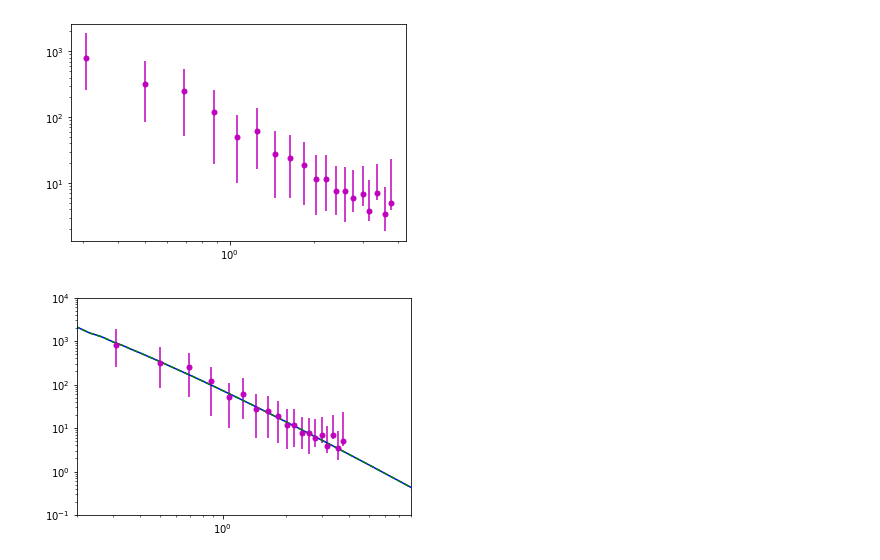
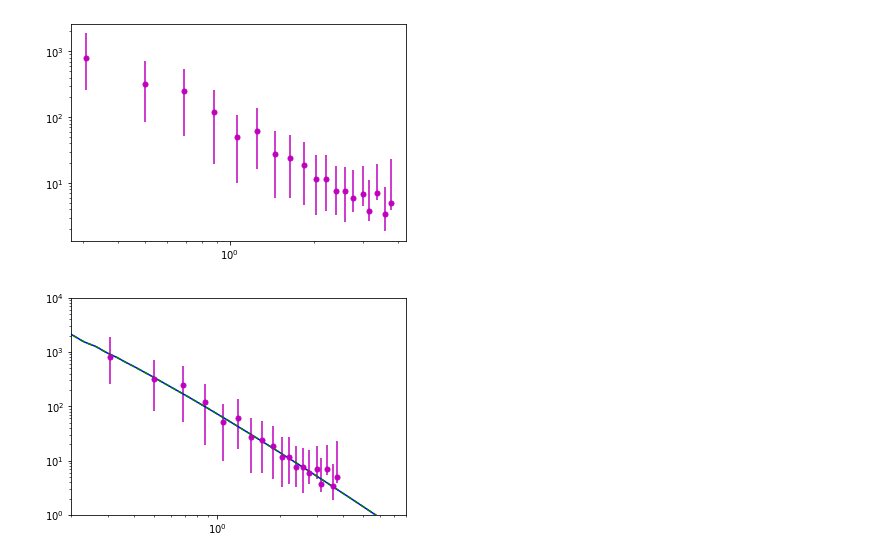
Before and after one commit to NolanSmyth/class_recoupling, a Jupyter notebook: analyze_interps.ipynb, the cells around one changed output. Cells and saved outputs as stored; diff of their text form; code cells hidden in the pictures.

```diff
--- a/analyze_interps.ipynb
+++ b/analyze_interps.ipynb
@@ -236,14 +249,15 @@ plt.yscale('log')
 # %% [output]
 [figure]
 # %%
-plot_idx=48
+plot_idx=90
 plt.plot(kk, pk_dd_interp((T_rec_arr[plot_idx], A_rec_arr[plot_idx], kk)),'b', label='data1_dd')
 plt.plot(kk, pk_dd_interp((T_rec_arr[0], A_rec_arr[0], kk)),'g--', label='data0_dd')
 plt.errorbar(df['k'], df['P(k)'], yerr, marker='o', ms=5, color='m', ls='none')
 plt.xscale('log')
 plt.yscale('log')
 plt.xlim(0.2,8)
-plt.ylim(1e-1,1e4)
+# plt.xlim(10,100)
+plt.ylim(1e0,1e4)
 plt.show()
 # %% [output]
-[figure, old version]
+[figure, new version]
```
Also changed, not shown: parts of 6 cells of this notebook, 1 other file.
